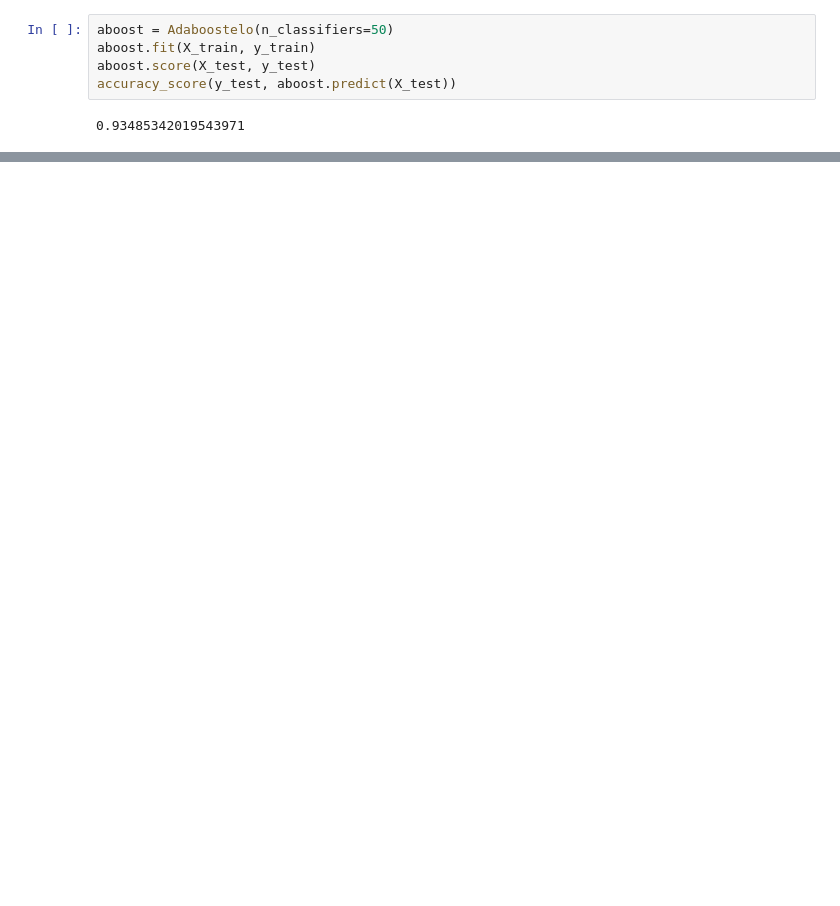
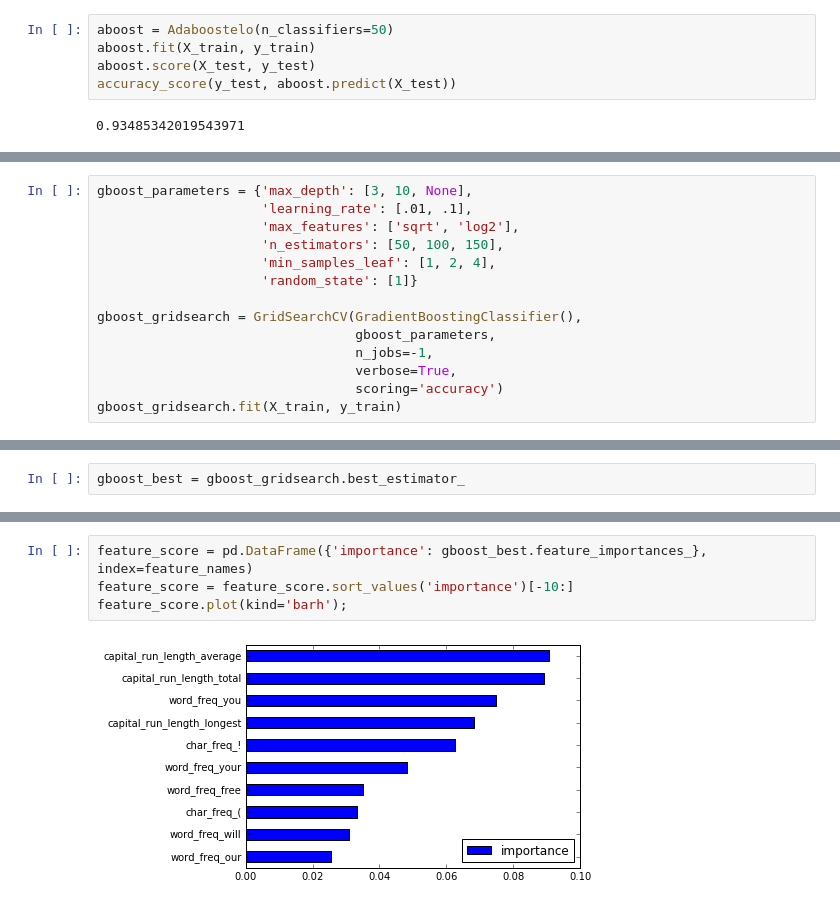
Before and after one commit to EloisaElias/Elo_portfolio, a Jupyter notebook: 26_AdaBoost_Classifier.ipynb, the cells around one changed output, grey strips where cells are left out. Cells and saved outputs as stored; diff of their text form; blank space fills up the shorter version.

```diff
--- a/26_AdaBoost_Classifier.ipynb
+++ b/26_AdaBoost_Classifier.ipynb
@@ -106,0 +152,14 @@ accuracy_score(y_test, aboost.predict(X_test))
+# %%
+gboost_parameters = {'max_depth': [3, 10, None],
+                     'learning_rate': [.01, .1],
+                     'max_features': ['sqrt', 'log2'],
+                     'n_estimators': [50, 100, 150],
+                     'min_samples_leaf': [1, 2, 4],
+                     'random_state': [1]}
+
+gboost_gridsearch = GridSearchCV(GradientBoostingClassifier(),
+                                 gboost_parameters,
+                                 n_jobs=-1,
+                                 verbose=True,
+                                 scoring='accuracy')
+gboost_gridsearch.fit(X_train, y_train)
@@ -106,0 +202,2 @@ accuracy_score(y_test, aboost.predict(X_test))
+# %%
+gboost_best = gboost_gridsearch.best_estimator_
@@ -106,0 +240,6 @@ accuracy_score(y_test, aboost.predict(X_test))
+# %%
+feature_score = pd.DataFrame({'importance': gboost_best.feature_importances_}, index=feature_names)
+feature_score = feature_score.sort_values('importance')[-10:]
+feature_score.plot(kind='barh');
+# %% [output]
+[figure, added]
```
Also changed, not shown: parts of 21 cells of this notebook.
